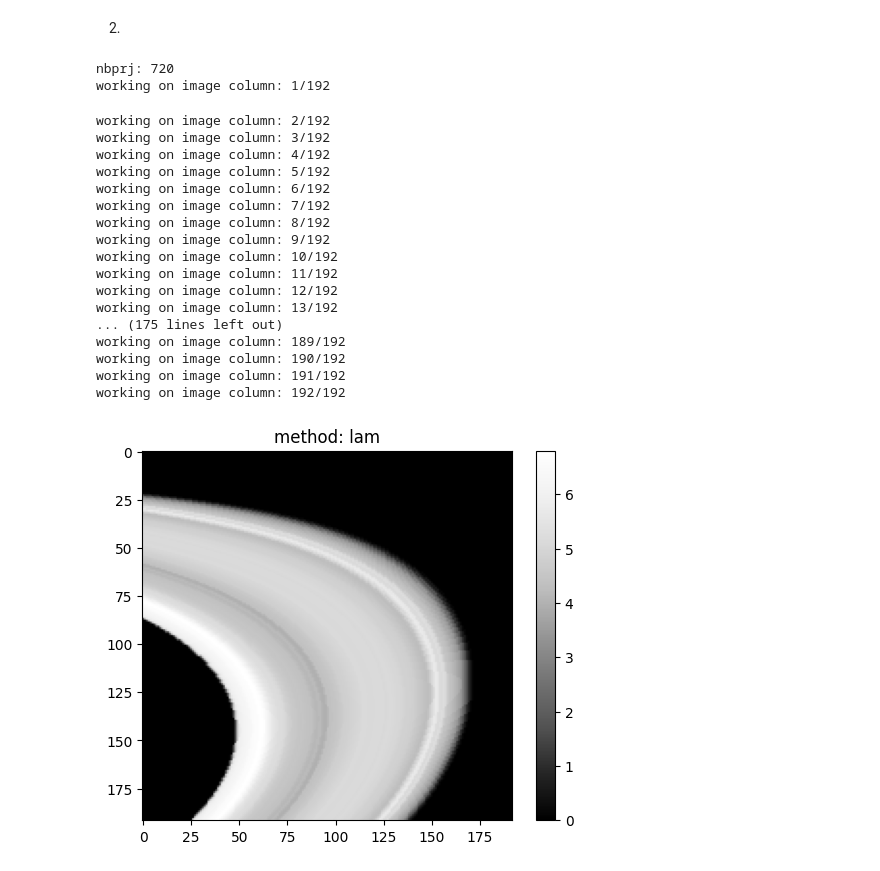
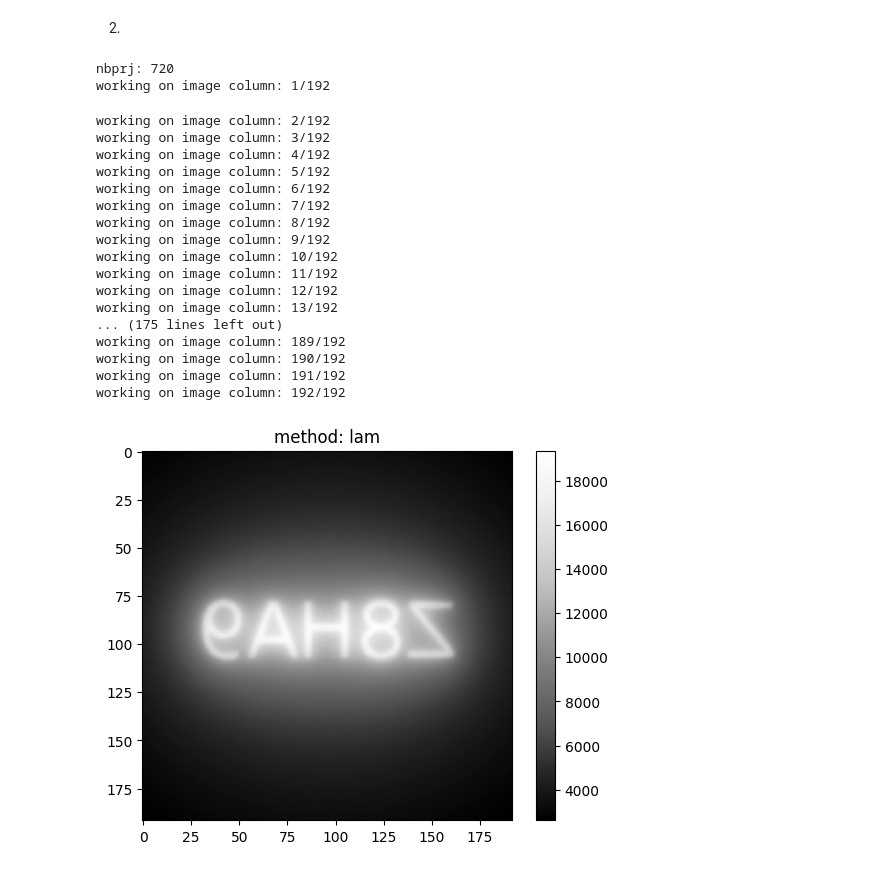
Before and after one commit to gamer39/Physique_numerique, a Jupyter notebook: TP4/TP4_AliceGroleau_GaelMercier_DanickBisson.ipynb, the cells around one changed output. Cells and saved outputs as stored; diff of their text form; code cells hidden in the pictures.

```diff
--- a/TP4/TP4_AliceGroleau_GaelMercier_DanickBisson.ipynb
+++ b/TP4/TP4_AliceGroleau_GaelMercier_DanickBisson.ipynb
@@ -69,7 +70,7 @@ def saveImage(image, prefix):
 def readInput():
     # lire les angles
     angle_path= os.path.abspath("angles.txt")
-    sino_path= os.path.abspath("sinogram-patient.txt")
+    sino_path= os.path.abspath("sinogram-password.txt")
     [nbprj, angles] = readAngles(angle_path)
 
     print("nbprj:",nbprj)
@@ -104,49 +105,39 @@ def laminogram():
                             [y]])
 
             for a in range(len(angles)):
-                theta = angles[i]
+                theta = angles[a]
 
                 R = np.array([[np.cos(theta), -np.sin(theta)],
                             [np.sin(theta), np.cos(theta)]])
+                posi_prime = np.matmul(R, posi)
 
 
-                posi_prime = np.matmul(R, posi)
 
                 val_xsino = round(float(posi_prime[0]/pixsize))
-                image [i, j] = sinogram[a, round(336/2 + val_xsino)]
 
-
-                #votre code ici...
-                #le défi est simplement géométrique;
-                #pour chaque voxel, trouver la position par rapport au centre de la
-                #grille de reconstruction et déterminer la position d'arrivée
-                #sur le détecteur d'un rayon partant de ce point et atteignant
-                #le détecteur avec un angle de 90 degrés. Vous pouvez utiliser
-                #le pixel le plus proche ou interpoler linéairement...Rappel, le centre
-                #du détecteur est toujours aligné avec le centre de la grille de
-                #reconstruction peu importe l'angle.
+                image [i, j] += sinogram[a, round(nbpixg/2 + val_xsino)]
 
     saveImage(image, "lam")
 
 laminogram()
 # %% [output]
 nbprj: 720
 working on image column: 1/192
 working on image column: 2/192
 working on image column: 3/192
 working on image column: 4/192
 working on image column: 5/192
 working on image column: 6/192
 working on image column: 7/192
 working on image column: 8/192
 working on image column: 9/192
 working on image column: 10/192
 working on image column: 11/192
 working on image column: 12/192
 working on image column: 13/192
 ... (175 lines left out)
 working on image column: 189/192
 working on image column: 190/192
 working on image column: 191/192
 working on image column: 192/192
-[figure, old version]
+[figure, new version]
```
Also changed, not shown: parts of 4 cells of this notebook, 6 other files.
